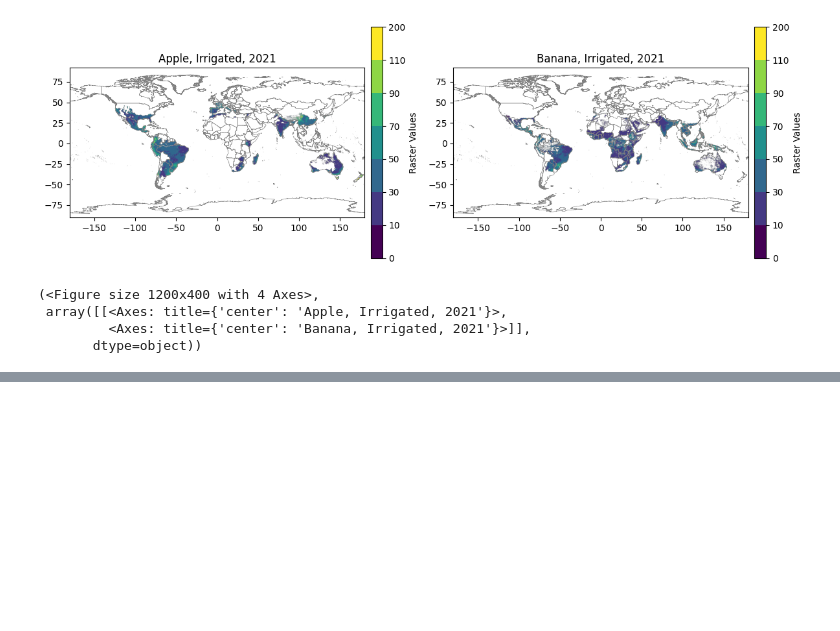
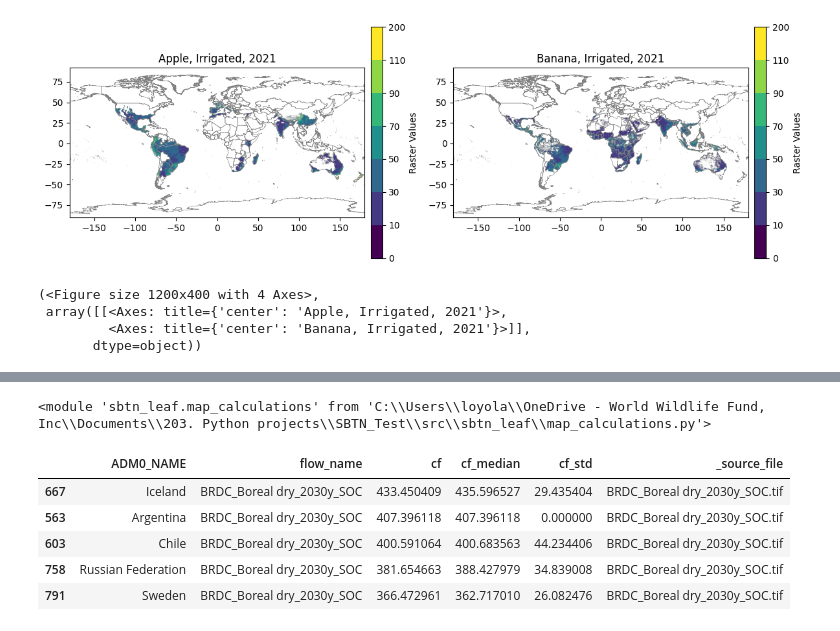
Before and after one commit to cloyolaangosto/SBTN_Test, a Jupyter notebook: documentation/SOC_Support/FAO_GAEZ_lu_yields.ipynb, the cells around one changed output, grey strips where cells are left out. Cells and saved outputs as stored; diff of their text form; code cells hidden in the pictures; blank space fills up the shorter version.

```diff
--- a/documentation/SOC_Support/FAO_GAEZ_lu_yields.ipynb
+++ b/documentation/SOC_Support/FAO_GAEZ_lu_yields.ipynb
@@ -1021,0 +967,14 @@ mp.plot_n_rasters_on_world_extremes_cutoff([soc_app_irr, soc_ban_irr],
+# %%
+# Inputs that stay the same
+input_folder = soc_raster_folder
+output_folder = project_root/"LEAFs/SOC/"
+cf_name = "SOC_2030"
+cf_unit = "t C/ha"
+reset_gpck = True
+# %%
+# Inputs that change by area type
+area_type = "country"
+layer_name = "soc_leaf_country"
+corrected_shp = gpd.read_file(project_root/'data/CountryLayers/Country_Level0/g2015_2014_0_dissolved.shp')
+master_key = "ADM0_NAME"
+result_key = "country"
@@ -1021,0 +1002,14 @@ mp.plot_n_rasters_on_world_extremes_cutoff([soc_app_irr, soc_ban_irr],
+# %%
+importlib.reload(mc)
+# %% [output]
+<module 'sbtn_leaf.map_calculations' from 'C:\\Users\\loyola\\OneDrive - World Wildlife Fund, Inc\\Documents\\203. Python projects\\SBTN_Test\\src\\sbtn_leaf\\map_calculations.py'>
+# %%
+gdf_test_values = gpd.read_file(gpkg_path, layer=layer_name)
+gdf_test_values.sort_values(by="cf", ascending=False).head()
+# %% [output]
+|  | ADM0_NAME | flow_name | cf | cf_median | cf_std | _source_file |
+| 667 | Iceland | BRDC_Boreal dry_2030y_SOC | 433.450409 | 435.596527 | 29.435404 | BRDC_Boreal dry_2030y_SOC.tif |
+| 563 | Argentina | BRDC_Boreal dry_2030y_SOC | 407.396118 | 407.396118 | 0.000000 | BRDC_Boreal dry_2030y_SOC.tif |
+| 603 | Chile | BRDC_Boreal dry_2030y_SOC | 400.591064 | 400.683563 | 44.234406 | BRDC_Boreal dry_2030y_SOC.tif |
+| 758 | Russian Federation | BRDC_Boreal dry_2030y_SOC | 381.654663 | 388.427979 | 34.839008 | BRDC_Boreal dry_2030y_SOC.tif |
+| 791 | Sweden | BRDC_Boreal dry_2030y_SOC | 366.472961 | 362.717010 | 26.082476 | BRDC_Boreal dry_2030y_SOC.tif |
```
Also changed, not shown: parts of 11 cells of this notebook, 3 other files.
